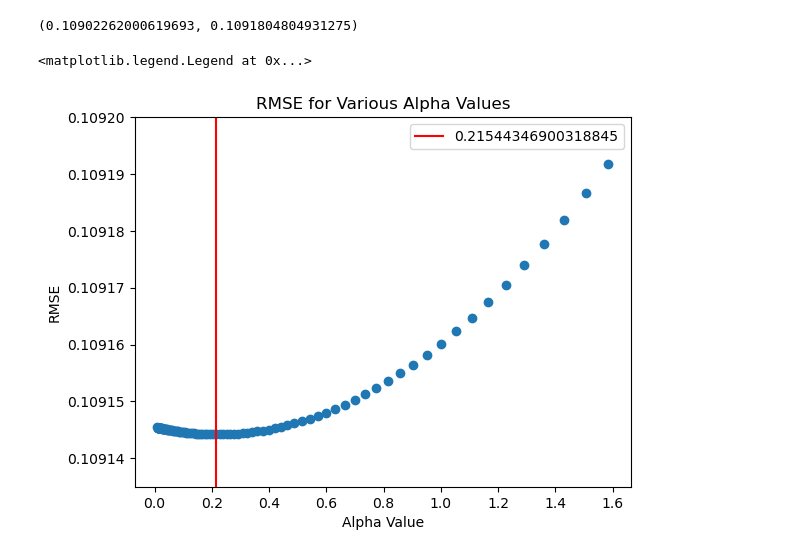
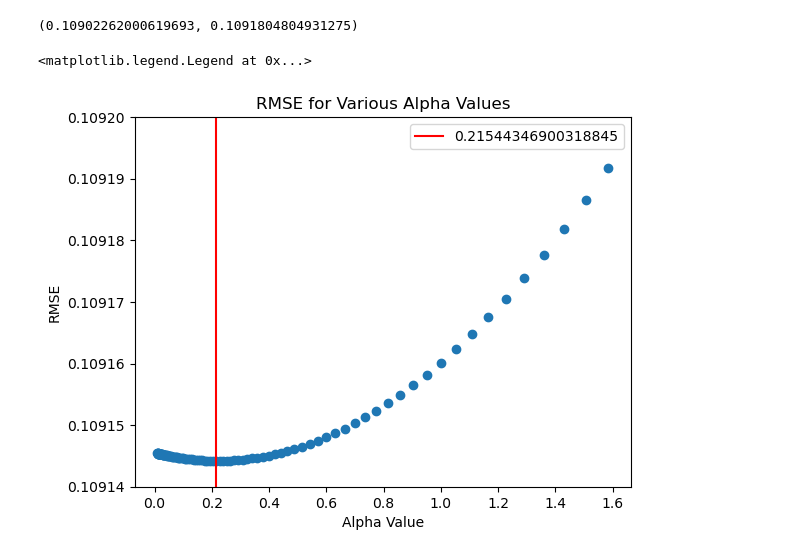
Before and after one commit to c21matthewm/linear_regression_case_study, a Jupyter notebook: notebook.ipynb, the cells around one changed output. Cells and saved outputs as stored; diff of their text form; code cells hidden in the pictures.

```diff
--- a/notebook.ipynb
+++ b/notebook.ipynb
@@ -130,13 +130,13 @@ ridge_cv_errors_train, ridge_cv_errors_test = functions.train_at_various_alphas(
 # %%
 # plotting range of alpha values to find minimum RMSE
 
 plt.scatter(ridge_cv_errors_test.index, ridge_cv_errors_test.values)
 plt.axvline(ridge_cv_errors_test.idxmin(), color='r', label=ridge_cv_errors_test.idxmin())
-plt.ylim(0.109135,0.10920)
+plt.ylim(0.10914,0.10920)
 plt.title('RMSE for Various Alpha Values')
 plt.xlabel('Alpha Value')
 plt.ylabel('RMSE')
 plt.legend()
 # %% [output]
 <matplotlib.legend.Legend at 0x...>
-[figure, old version]
+[figure, new version]
```
